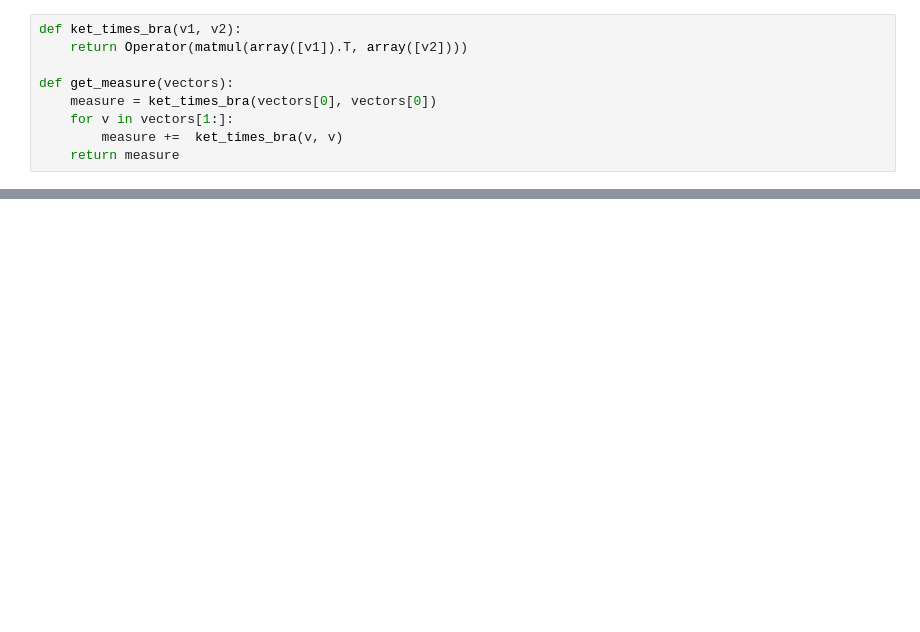
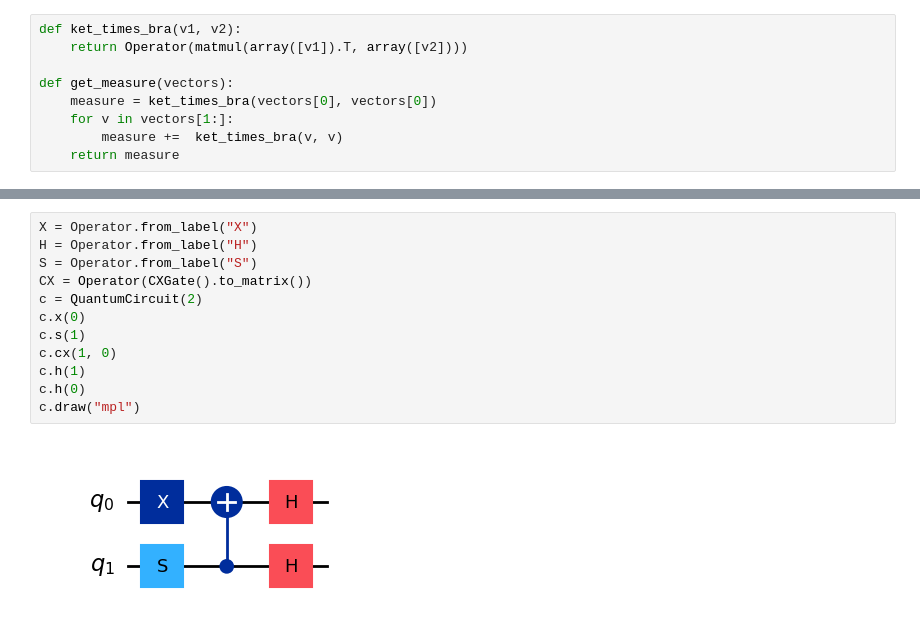
Before and after one commit to McGwire-Jones/IBM-Quantum-Learning, a Jupyter notebook: scratch.ipynb, the cells around one changed output, grey strips where cells are left out. Drawn from its saved outputs; the diff is of its cells as text; blank space fills up the shorter version.

```diff
--- a/scratch.ipynb
+++ b/scratch.ipynb
@@ -72,0 +156,14 @@ $$\frac{\sqrt{2}}{4} |000\rangle+\frac{\sqrt{2} i}{4} |100\rangle$$
+# %%
+X = Operator.from_label("X")
+H = Operator.from_label("H")
+S = Operator.from_label("S")
+CX = Operator(CXGate().to_matrix())
+c = QuantumCircuit(2)
+c.x(0)
+c.s(1)
+c.cx(1, 0)
+c.h(1)
+c.h(0)
+c.draw("mpl")
+# %% [output]
+[figure, added]
```
Also changed, not shown: parts of 14 cells of this notebook.
